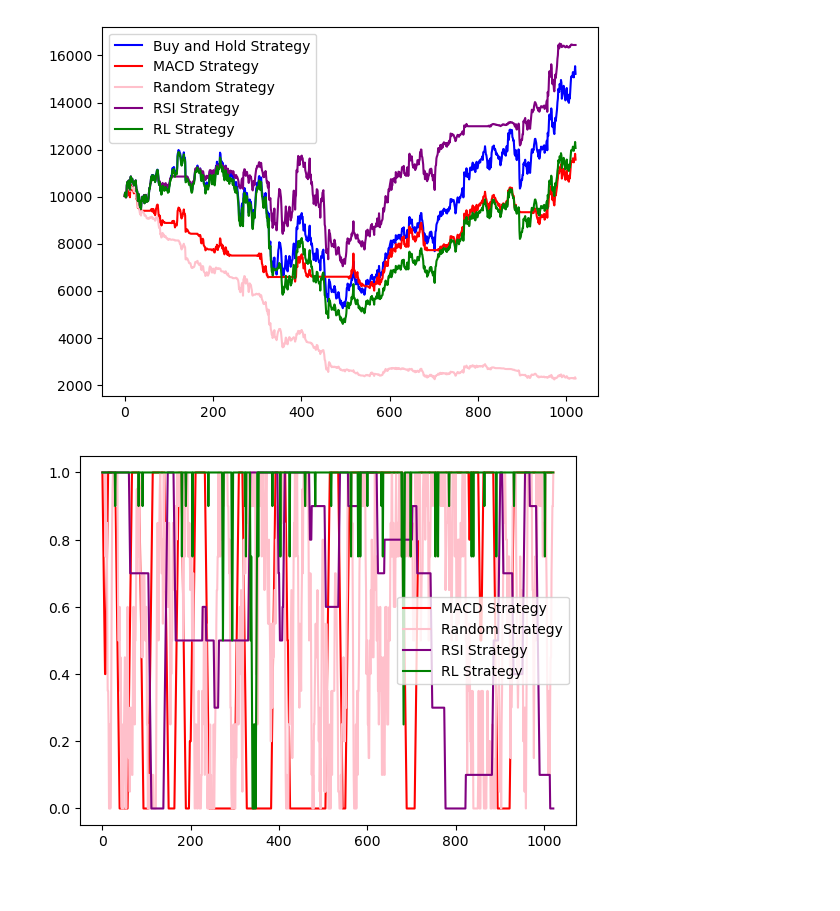
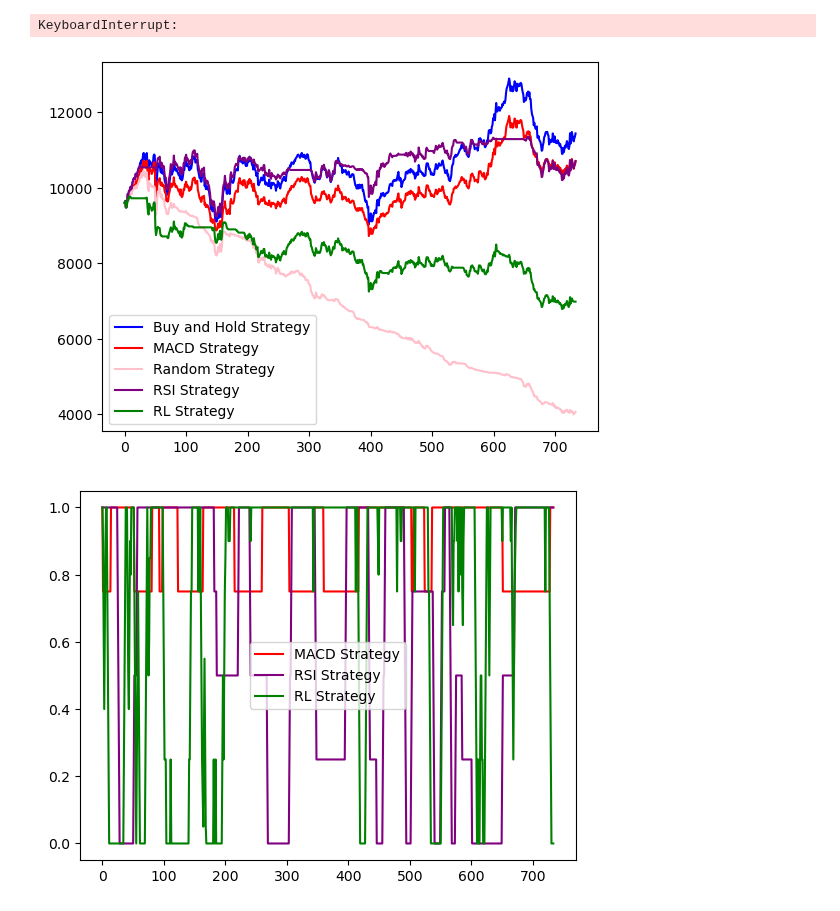
Before and after one commit to joeyallen1/RL_Trading, a Jupyter notebook: Training.ipynb, the cells around one changed output. Cells and saved outputs as stored; diff of their text form; code cells hidden in the pictures.

```diff
--- a/Training.ipynb
+++ b/Training.ipynb
@@ -43,5 +46,5 @@ validation_data
 # %%
-testing_data = pd.read_csv('./AMZN/Testing.csv')
+testing_data = pd.read_csv('./KO_scaled/Testing.csv')
 testing_data.drop(labels=['Date'], axis=1, inplace=True)
-testing_data
+testing_data.describe()
 # %% [output]
@@ -101,10 +101,10 @@ class TensorboardCallback(BaseCallback):
         return True
 # %%
-from stable_baselines3 import DQN
+# from stable_baselines3 import DQN
 
-# eval_callback = EvalCallback(training_env, eval_freq=500, verbose=0)
-
-tensorboard_callback = TensorboardCallback(validation_env, episode_length)
-model = DQN("MlpPolicy", training_env, buffer_size=10000, seed=6, exploration_fraction=0.5, tensorboard_log="./tensorboard", learning_rate=0.001)
-# model.learn(500*1000, callback=eval_callback)
-model.learn(500*10000, callback = tensorboard_callback)
+# tensorboard_callback = TensorboardCallback(validation_env, episode_length * 10)
+# model = DQN("MlpPolicy", training_env, buffer_size=10_000, seed=6, exploration_fraction=0.6, tensorboard_log="./tensorboard", learning_rate=0.0001)
+# # model.learn(500*1000, callback=eval_callback)
+# model.learn(4_000_000, callback = tensorboard_callback)
+# %% [output]
+KeyboardInterrupt:
@@ -111,6 +160,4 @@ model.learn(500*10000, callback = tensorboard_callback)
 # %%
-import matplotlib.pyplot as plt
-
 buy_and_hold_strategy_value = []
 MACD_asset_allocations = []
 MACD_strategy_value = []
@@ -121,22 +168,24 @@ RL_asset_allocations = []
 
 obs, info = testing_env.reset()
 while True:
-    action, _states = model.predict(obs)
+    action, _states = model.predict(obs, deterministic=True)
     obs, reward, terminated, truncated, info = testing_env.step(action)
     RL_strategy_value.append(info['Portfolio Value'])
     RL_asset_allocations.append(info['Asset Allocation'])
     if terminated or truncated:
         break
 
-
+prev_MACD = -1
 obs, info = testing_env.reset()
 while True:
 
-    # sell 10% if MACD is very low, buy 10% if MACD is very high, otherwise do nothing
-    if info['MACD'] < -.3:
-        action = 1
-    elif info['MACD'] > 0.3:
-        action = 3
+    # buy 25% if MACD crosses above zero line, sell 25% if MACD crosses below zero line, otherwise do nothing
+    if info['MACD'] > 0 and prev_MACD < 0:
+        action = 4
+        prev_MACD = info['MACD']
+    elif info['MACD'] < 0 and prev_MACD > 0:
+        action = 0
+        prev_MACD = info['MACD']
     else:
         action = 2
     obs, reward, terminated, truncated, info = testing_env.step(action)
@@ -147,7 +196,7 @@ while True:
         break
 
 random_strategy_value = []
-obs, info = testing_env.reset()
+obs, info = testing_env.reset(seed=10)
 while True:
 
     action = testing_env.action_space.sample()
@@ -157,40 +206,39 @@ while True:
     if terminated or truncated:
         break
 
 RSI_strategy_value = []
 obs, info = testing_env.reset()
 while True:
 
-    # buy 10% if RSI is low, sell 10% if RSI is high
-    # RSI typically uses 30 and 70 for thresholds, which maps
-    # -.4 and .4 here after taking scaling into account
-    if info['RSI'] < -.4:
-        action = 3
-    elif info['RSI'] > 0.4:
-        action = 1
+    # sell 25% if RSI is above 70, buy 25% if RSI is below 30, otherwise do nothing
+    # RSI typically uses 30 and 70 for thresholds
+    if info['RSI'] < 30:
+        action = 4
+    elif info['RSI'] > 70:
+        action = 0
     else:
         action = 2
     obs, reward, terminated, truncated, info = testing_env.step(action)
     RSI_strategy_value.append(info['Portfolio Value'])
     RSI_asset_alloctions.append(info['Asset Allocation'])
     if terminated or truncated:
         break
 
 plt.figure()
 plt.plot(buy_and_hold_strategy_value, "blue", label="Buy and Hold Strategy")
 plt.plot(MACD_strategy_value, "red", label="MACD Strategy")
 plt.plot(random_strategy_value, "pink", label="Random Strategy")
 plt.plot(RSI_strategy_value, "purple", label="RSI Strategy")
 plt.plot(RL_strategy_value, "green", label="RL Strategy")
 plt.legend()
 
 plt.figure()
 plt.plot(MACD_asset_allocations, "red", label="MACD Strategy")
-plt.plot(random_asset_allocations, "pink", label="Random Strategy")
+# plt.plot(random_asset_allocations, "pink", label="Random Strategy")
 plt.plot(RSI_asset_alloctions, "purple", label="RSI Strategy")
 plt.plot(RL_asset_allocations, "green", label="RL Strategy")
 plt.legend()
 plt.show()
 # %% [output]
-[figure, old version]
+[figure, new version]
-[figure, old version]
+[figure, new version]
```
Also changed, not shown: parts of 13 cells of this notebook.
